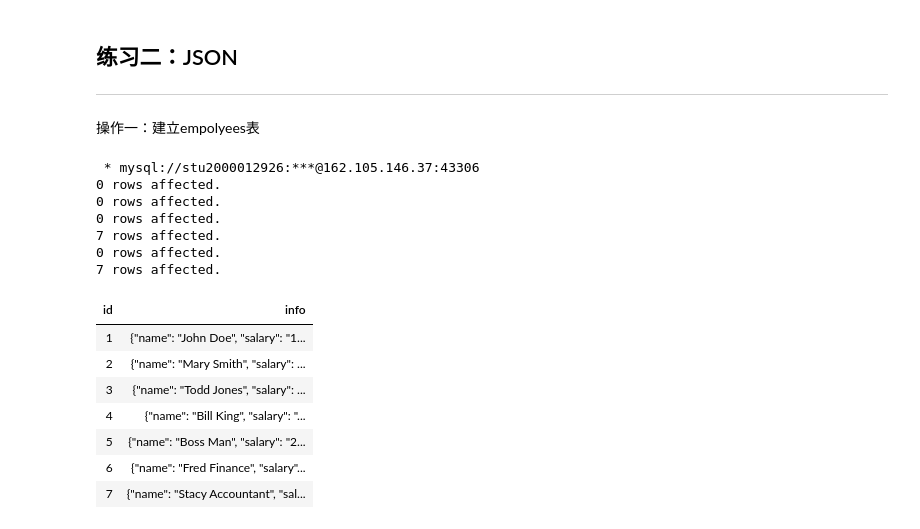
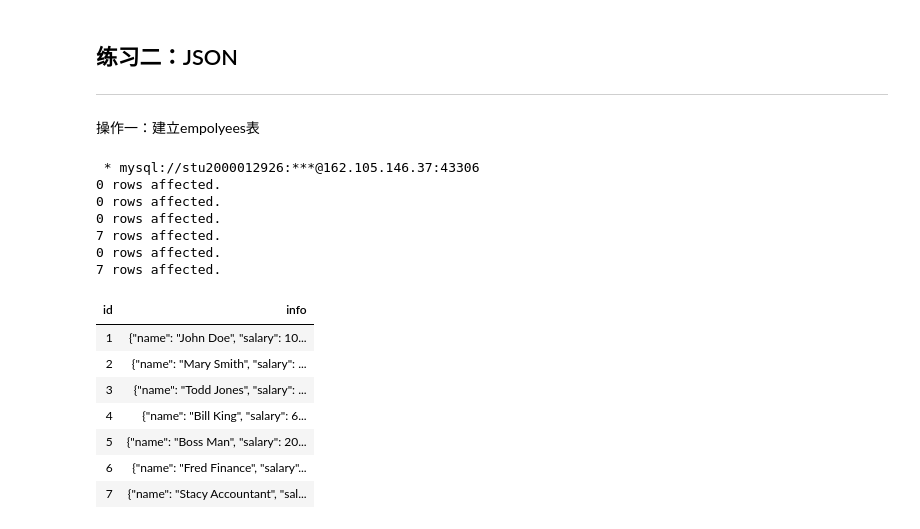
Before and after one commit to c-x-b/DataBaseProj3, a Jupyter notebook: Project3.ipynb, the cells around one changed output. Drawn from its saved outputs; the diff is of its cells as text; code cells hidden in the pictures.

```diff
--- a/Project3.ipynb
+++ b/Project3.ipynb
@@ -320,7 +320,7 @@ with open('employees.json', 'w', encoding='utf-8') as j:
 
 set @@foreign_key_checks=0;
 
-drop table if exists employees;
+DROP TABLE IF EXISTS employees;
 
 CREATE TABLE employees
 (
@@ -332,7 +332,7 @@ INSERT INTO employees(info) VALUES
 (
 	'{
         "name": "John Doe",
-        "salary": "100000.0",
+        "salary": 100000.0,
         "subordinates": [
             "Mary Smith",
             "Todd Jones"
@@ -354,7 +354,7 @@ INSERT INTO employees(info) VALUES
 (
     '{
         "name": "Mary Smith",
-        "salary": "80000.0",
+        "salary": 80000.0,
         "subordinates": [
             "Bill King"
         ],
@@ -374,7 +374,7 @@ INSERT INTO employees(info) VALUES
 (
     '{
         "name": "Todd Jones",
-        "salary": "70000.0",
+        "salary": 70000.0,
         "subordinates": [],
         "deductions": {
             "Federal Taxes": "0.15",
@@ -383,16 +383,16 @@ INSERT INTO employees(info) VALUES
         },
         "address": {
             "street": "200 Chicago Ave.",
-            "city": "Oak",
-            "state": "Park",
-            "zip": "IL"
+            "city": "OakPark",
+            "state": "IL",
+            "zip": "60700"
         }
     }'
 ),
 (
     '{
         "name": "Bill King",
-        "salary": "60000.0",
+        "salary": 60000.0,
         "subordinates": [],
         "deductions": {
             "Federal Taxes": "0.15",
@@ -410,7 +410,7 @@ INSERT INTO employees(info) VALUES
 (
     '{
         "name": "Boss Man",
-        "salary": "200000.0",
+        "salary": 200000.0,
         "subordinates": [
             "John Doe",
             "Fred Finance"
@@ -431,7 +431,7 @@ INSERT INTO employees(info) VALUES
 (
     '{
         "name": "Fred Finance",
-        "salary": "150000.0",
+        "salary": 150000.0,
         "subordinates": [
             "Stacy Accountant"
         ],
@@ -451,38 +451,38 @@ INSERT INTO employees(info) VALUES
 (
     '{
         "name": "Stacy Accountant",
-        "salary": "60000.0",
+        "salary": 60000.0,
         "subordinates": [],
         "deductions": {
             "Federal Taxes": "0.15",
             "State Taxes": "0.03",
             "Insurance": "0.1"
         },
         "address": {
             "street": "300 Main St.",
             "city": "Naperville",
             "state": "IL",
             "zip": "60563"
         }
     }'
 );
 
 set @@foreign_key_checks=1;
 
 SELECT * FROM employees;
 # %% [output]
  * mysql://stu2000012926:***@162.105.146.37:43306
 0 rows affected.
 0 rows affected.
 0 rows affected.
 7 rows affected.
 0 rows affected.
 7 rows affected.
 | id | info |
-| 1 | {"name": "John Doe", "salary": "1... |
+| 1 | {"name": "John Doe", "salary": 10... |
 | 2 | {"name": "Mary Smith", "salary": ... |
 | 3 | {"name": "Todd Jones", "salary": ... |
-| 4 | {"name": "Bill King", "salary": "... |
-| 5 | {"name": "Boss Man", "salary": "2... |
+| 4 | {"name": "Bill King", "salary": 6... |
+| 5 | {"name": "Boss Man", "salary": 20... |
 | 6 | {"name": "Fred Finance", "salary"... |
 | 7 | {"name": "Stacy Accountant", "sal... |
```
Also changed, not shown: parts of 4 cells of this notebook, 2 other files.
